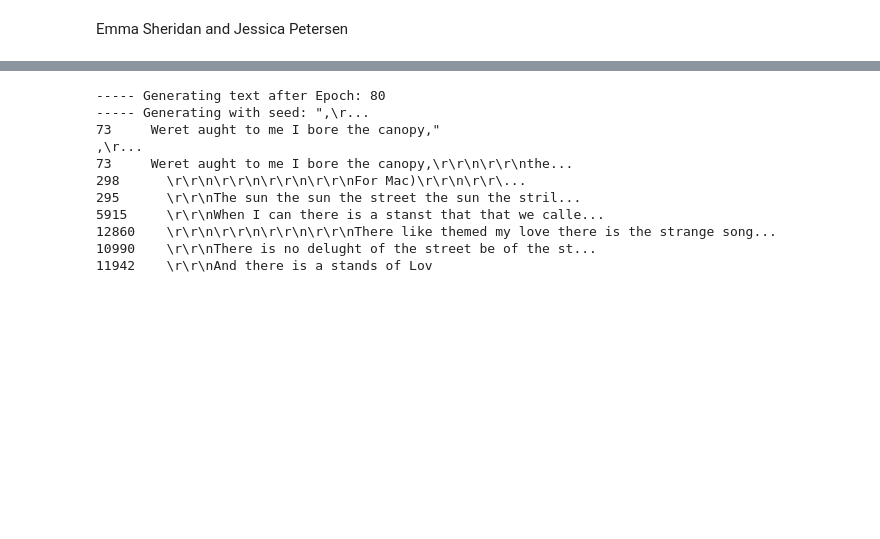
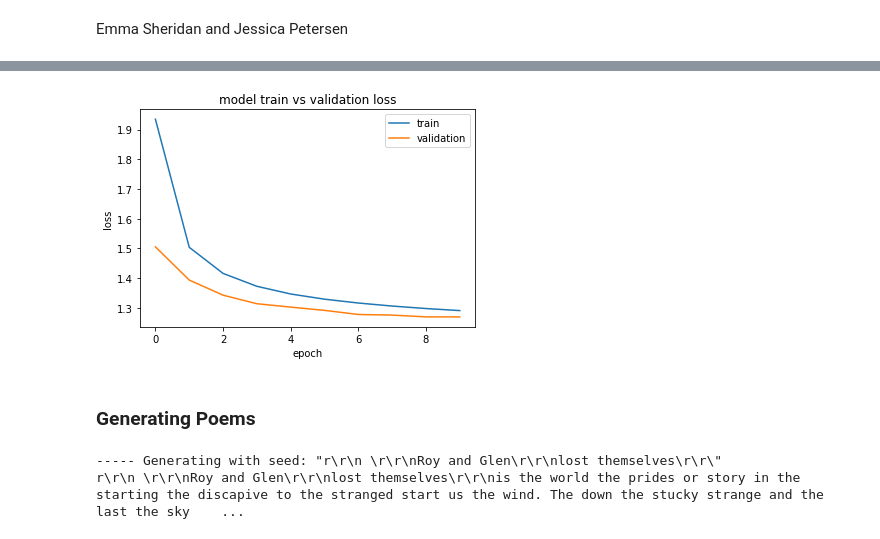
Before and after one commit to emmasheridan/ANNfinalproject, a Jupyter notebook: ANN Final Project.ipynb, the cells around one changed output, grey strips where cells are left out. Saved outputs shown, nothing was run; the diff lists cells and outputs as text; code cells hidden in the pictures; blank space fills up the shorter version.

```diff
--- a/ANN Final Project.ipynb
+++ b/ANN Final Project.ipynb
@@ -57,4 +32,7 @@ searchfor = ['Love', 'Relationships']
 # %%
-# getting additional poems that contain the tag Love
-poems2 = df2['Poem']
-lovePoems2 = poems2.loc[df2['Tags'].str.contains('|'.join(searchfor))]
+# getting poems that contain the tag Love
+poems = df['Poem']
+searchfor = ['Love']
+lovePoems = poems.loc[df['Tags'].str.contains('|'.join(searchfor))]
+print("Number of Poems: " + str(len(lovePoems)))
+lovePoems = lovePoems.to_string()
@@ -66,10 +40,0 @@ lovePoems2 = lovePoems2.to_string()
-# %%
-# concatenate lovePoems and lovePoems 2 to create more data
-lovePoems = lovePoems1 + lovePoems2
-
-# remove numbers, ..., and \r\n, \r\r\n
-lovePoems.replace('...', '')
-lovePoems.replace('\\r\n', '')
-lovePoems.replace('\\r\\n', '')
-lovePoems.replace('...\n', '')
-result = ''.join([i for i in lovePoems if not i.isdigit()])
@@ -126,7 +73,7 @@ for i, poemLines in enumerate(poemLines):
 # %%
 # create the model
 model = Sequential()
-model.add(LSTM(128, input_shape=(seqlen, len(chars)), return_sequences=True))
+model.add(LSTM(80, input_shape=(seqlen, len(chars)), return_sequences=True))
 model.add(Dense(len(chars), activation='softmax'))
 
 model.compile(loss='categorical_crossentropy', optimizer=RMSprop(learning_rate=0.01), metrics=['categorical_crossentropy', 'accuracy'])
@@ -145,6 +92,6 @@ Trainable params: 143,609
 Non-trainable params: 0
 _________________________________________________________________
 # %%
-# train the model
-model.fit(data_X, data_Y, batch_size=128, epochs=80)
+# evaluate the model on validation set and visualize
+history = model.fit(data_X, data_Y, validation_split = .33, batch_size=128, epochs=10)
 # %% [output]
@@ -169,3 +115,16 @@ Epoch 80/80
+# %%
+# plot train and validation loss
+plt.plot(history.history['loss'])
+plt.plot(history.history['val_loss'])
+plt.title('model train vs validation loss')
+plt.ylabel('loss')
+plt.xlabel('epoch')
+plt.legend(['train', 'validation'], loc='upper right')
+plt.show()
+# %% [output]
+[figure, added]
+# %% [markdown]
+### Generating Poems
 # %%
 def sample(preds, temperature=1.0):
     """Helper function to sample an index from a probability array."""
@@ -203,17 +158,8 @@ def generating_poem(epoch, start_index, diversity, _):
         sys.stdout.write(next_char)
         sys.stdout.flush()
     print()
-# %%
-generating_poem(80, 50, .25, _)
-# %% [output]
------ Generating text after Epoch: 80
------ Generating with seed: ",\r...
-73     Weret aught to me I bore the canopy,"
-,\r...
-73     Weret aught to me I bore the canopy,\r\r\n\r\r\nthe...
-298      \r\r\n\r\r\n\r\r\n\r\r\nFor Mac)\r\r\n\r\r\...
-295      \r\r\nThe sun the sun the street the sun the stril...
-5915     \r\r\nWhen I can there is a stanst that that we calle...
-12860    \r\r\n\r\r\n\r\r\n\r\r\nThere like themed my love there is the strange song...
-10990    \r\r\nThere is no delught of the street be of the st...
-11942    \r\r\nAnd there is a stands of Lov
+# %%
+generating_poem(500, 1500, .5, _)
+# %% [output]
+----- Generating with seed: "r\r\n \r\r\nRoy and Glen\r\r\nlost themselves\r\r\"
+r\r\n \r\r\nRoy and Glen\r\r\nlost themselves\r\r\nis the world the prides or story in the starting the discapive to the stranged start us the wind. The down the stucky strange and the last the sky    ...
```
Also changed, not shown: parts of 23 cells of this notebook.
